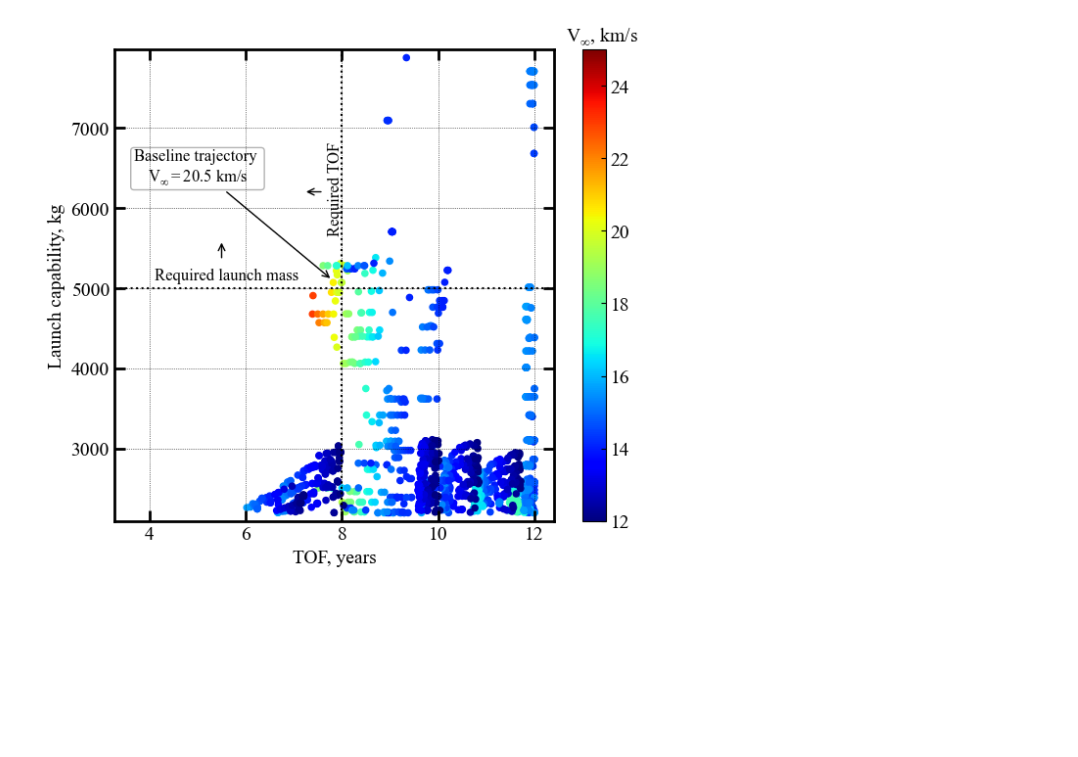
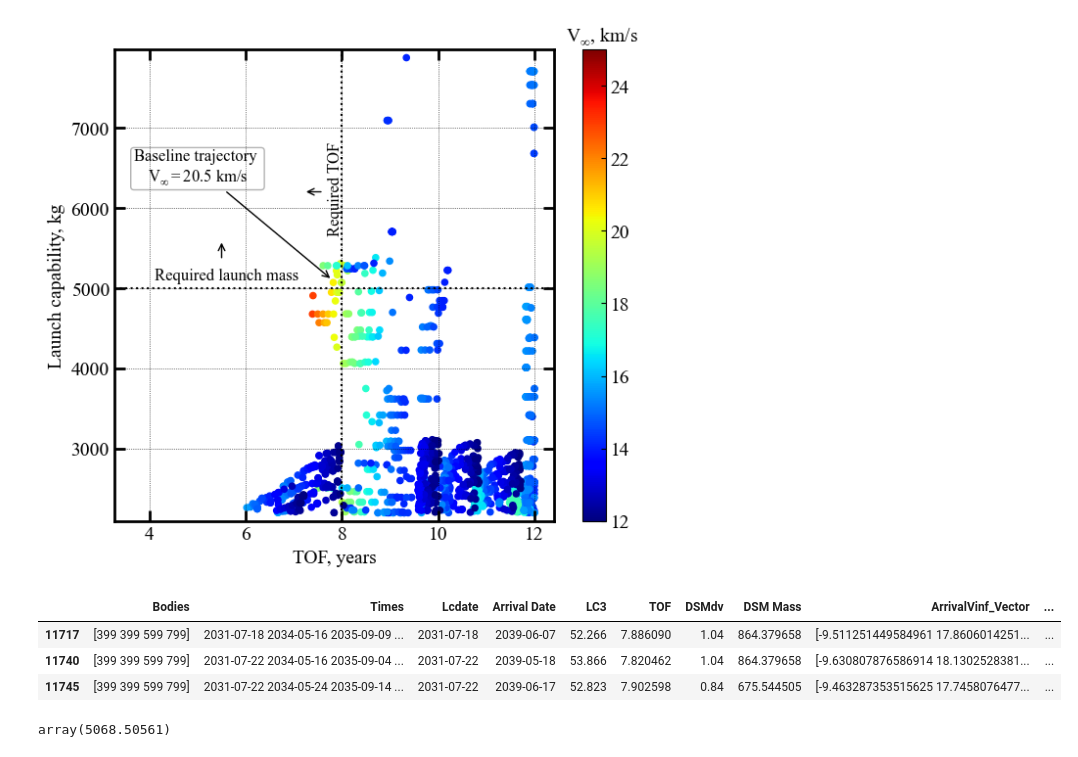
Before and after one commit to athulpg007/AMAT, a Jupyter notebook: examples/acta-astronautica/uranus-orbiter-probe/02 - tradespace exploration.ipynb, the cells around one changed output. Drawn from its saved outputs; the diff is of its cells as text; code cells hidden in the pictures; blank space fills up the shorter version.

Commit message:
Add tradespace exploration and baseline trajectory, launch mass

```diff
--- a/examples/acta-astronautica/uranus-orbiter-probe/02 - tradespace exploration.ipynb
+++ b/examples/acta-astronautica/uranus-orbiter-probe/02 - tradespace exploration.ipynb
@@ -437,3 +437,15 @@ plt.show()
 # %% [output]
 The PostScript backend does not support transparency; partially transparent artists will be rendered opaque.
 [figure]
+# %%
+df = interplanetary1.df
+df[(df["TOF"]<=8) & (df["Avinf"]>=20) & (df["Avinf"]<=24) & (df["LC3"]<=55)]
+# %% [output]
+|  | Bodies | Times | Lcdate | Arrival Date | LC3 | TOF | DSMdv | DSM Mass | ArrivalVinf_Vector | ... |
+| 11717 | [399 399 599 799] | 2031-07-18 2034-05-16 2035-09-09 ... | 2031-07-18 | 2039-06-07 | 52.266 | 7.886090 | 1.04 | 864.379658 | [-9.511251449584961 17.8606014251... | ... |
+| 11740 | [399 399 599 799] | 2031-07-22 2034-05-16 2035-09-04 ... | 2031-07-22 | 2039-05-18 | 53.866 | 7.820462 | 1.04 | 864.379658 | [-9.630807876586914 18.1302528381... | ... |
+| 11745 | [399 399 599 799] | 2031-07-22 2034-05-24 2035-09-14 ... | 2031-07-22 | 2039-06-17 | 52.823 | 7.902598 | 0.84 | 675.544505 | [-9.463287353515625 17.7458076477... | ... |
+# %%
+launcher1.launchMass(53.866)
+# %% [output]
+array(5068.50561)
```
